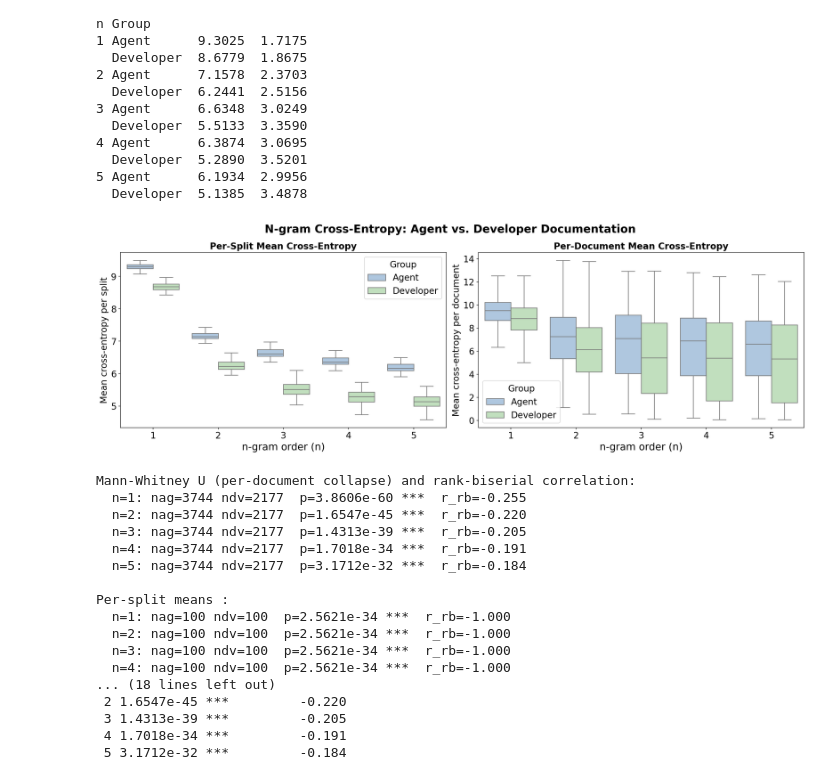
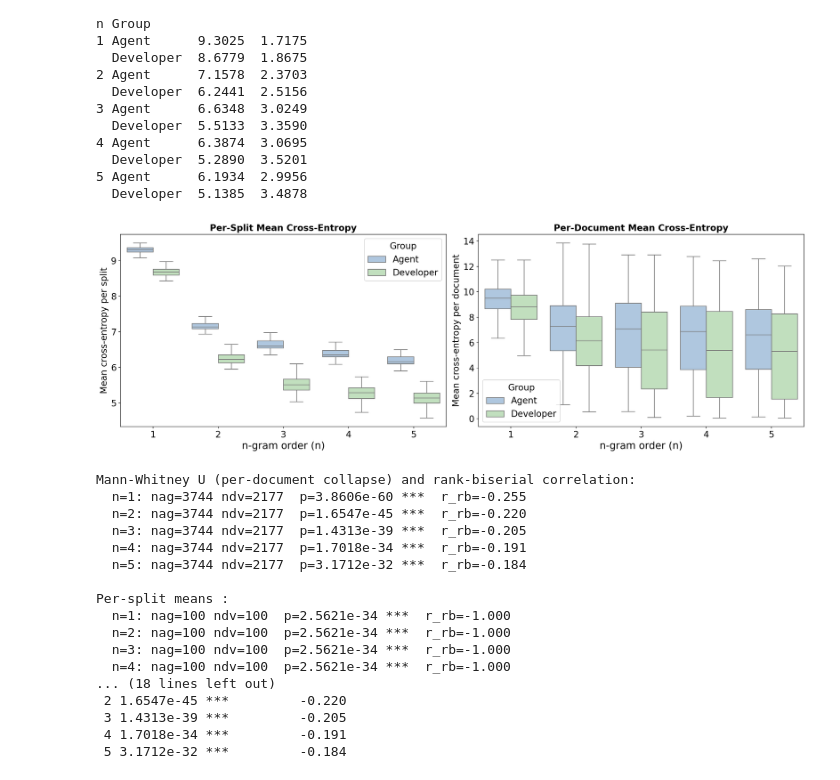
Before and after one commit to LukasOttenhof/On-the-Naturalness-of-Agent-Generated-Documentation, a Jupyter notebook: analysis/rq5/n-gram.ipynb, the cells around one changed output. Drawn from its saved outputs; the diff is of its cells as text; code cells hidden in the pictures.

Commit message:
Updated figures for readabiliy

```diff
--- a/analysis/rq5/n-gram.ipynb
+++ b/analysis/rq5/n-gram.ipynb
@@ -219,10 +219,10 @@ axes[1].set_title("Per-Document Mean Cross-Entropy", fontsize=16, fontweight="bo
 axes[1].legend(title="Group", fontsize=16, title_fontsize=16)
 axes[1].tick_params(axis="both", labelsize=16)
 
-fig.suptitle(
-    "N-gram Cross-Entropy: Agent vs. Developer Documentation ",
-    fontsize=20, fontweight="bold"
-)
+# fig.suptitle(
+#     "N-gram Cross-Entropy: Agent vs. Developer Documentation ",
+#     fontsize=20, fontweight="bold"
+# )
 plt.tight_layout()
 plt.savefig("ngram_cross_entropy.png", dpi=300, bbox_inches="tight")
 plt.show()
@@ -250,34 +250,34 @@ doc_summary = (
     .agg(
         mean="mean",
         p2_5=lambda s: s.quantile(0.025),
         p97_5=lambda s: s.quantile(0.975),
     )
     .round(4)
     .reset_index()
 )
 
 # ---- stat table: Mann-Whitney U (per-document collapse) ----
 stat_rows = []
 for n in range(1, 6):
     ag = per_doc[(per_doc["n"] == n) & (per_doc["Group"] == "Agent")]["cross_entropy"].values
     dv = per_doc[(per_doc["n"] == n) & (per_doc["Group"] == "Developer")]["cross_entropy"].values
     U, p = mannwhitneyu(ag, dv, alternative="two-sided")
     rbc = rank_biserial(ag, dv, U=U)
     stat_rows.append({
         "n": n,
         "p-value": f"{p:.4e}",
         "sig": sig_label(p),
         "rank_biserial": round(rbc, 3),
     })
 stat_summary = pd.DataFrame(stat_rows)
 
 print("\nPer-document mean cross-entropy (bits) with 95% range [2.5th, 97.5th] percentile:")
 print(doc_summary.to_string(index=False))
 
 print("\nMann-Whitney U test (per-document collapse, Agent vs. Developer):")
 print(stat_summary.to_string(index=False))
 # %% [output]
-[figure, old version]
+[figure, new version]
 Mann-Whitney U (per-document collapse) and rank-biserial correlation:
   n=1: nag=3744 ndv=2177  p=3.8606e-60 ***  r_rb=-0.255
   n=2: nag=3744 ndv=2177  p=1.6547e-45 ***  r_rb=-0.220
```
Also changed, not shown: 2 other files.
